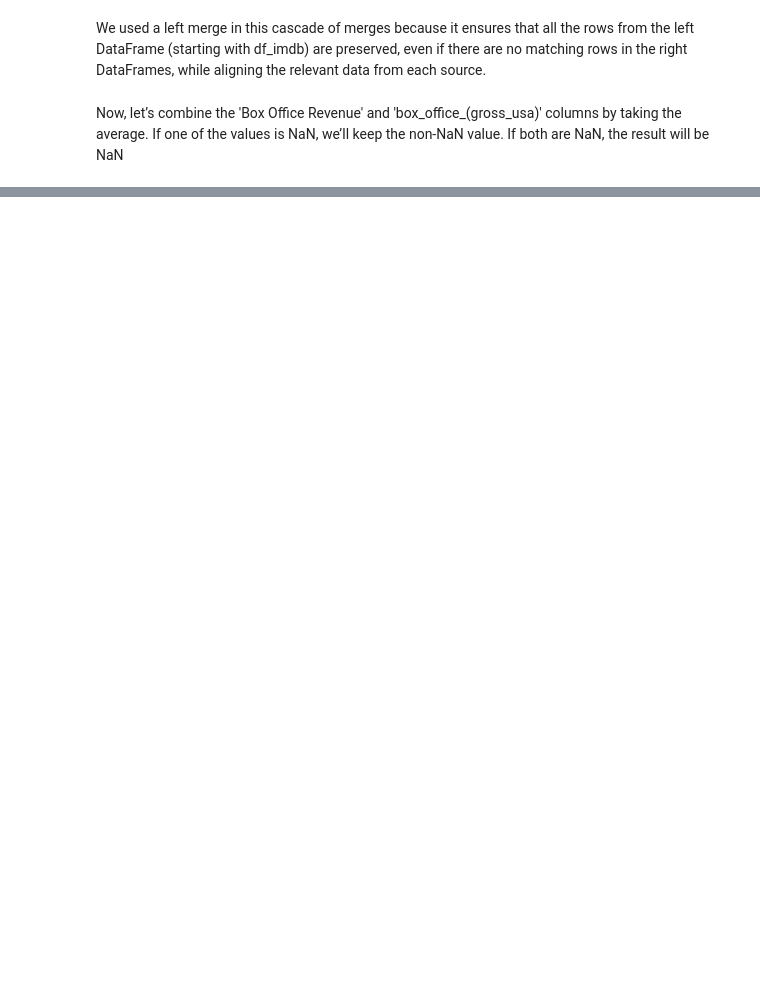
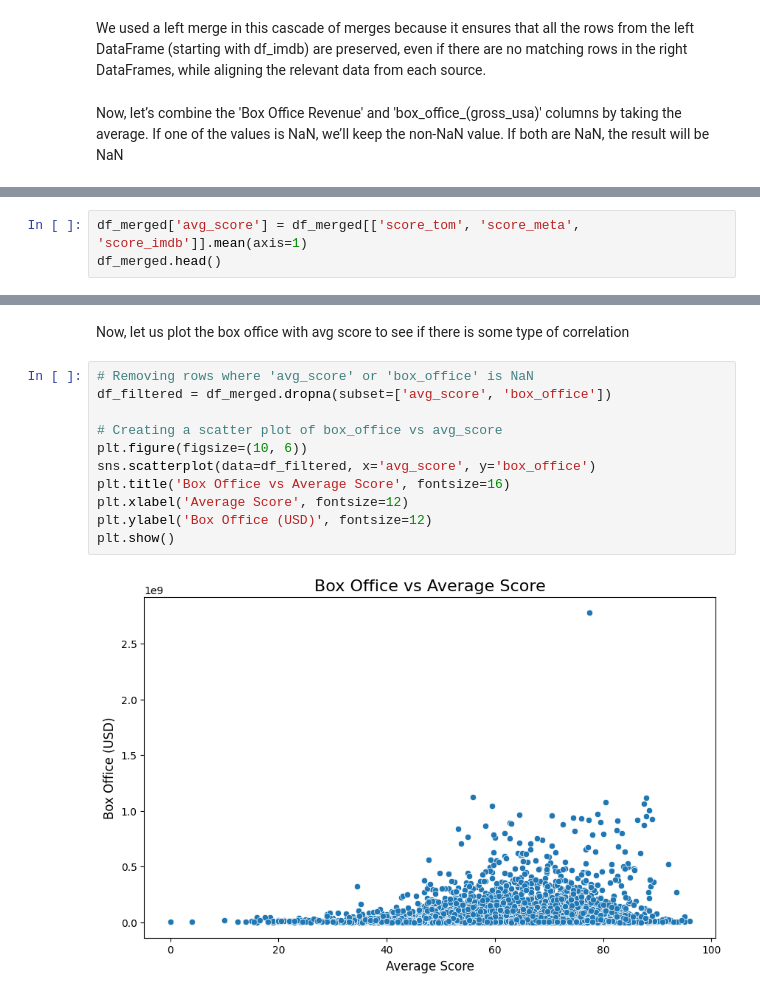
Before and after one commit to epfl-ada/ada-2024-project-bluesweater, a Jupyter notebook: src/sections/budget.ipynb, the cells around one changed output, grey strips where cells are left out. Drawn from its saved outputs; the diff is of its cells as text; blank space fills up the shorter version.

```diff
--- a/src/sections/budget.ipynb
+++ b/src/sections/budget.ipynb
@@ -243,0 +246,3 @@ df_merged.head()
+# %%
+df_merged['avg_score'] = df_merged[['score_tom', 'score_meta', 'score_imdb']].mean(axis=1)
+df_merged.head()
@@ -243,0 +256,15 @@ df_merged.head()
+# %% [markdown]
+Now, let us plot the box office with avg score to see if there is some type of correlation
+# %%
+# Removing rows where 'avg_score' or 'box_office' is NaN
+df_filtered = df_merged.dropna(subset=['avg_score', 'box_office'])
+
+# Creating a scatter plot of box_office vs avg_score
+plt.figure(figsize=(10, 6))
+sns.scatterplot(data=df_filtered, x='avg_score', y='box_office')
+plt.title('Box Office vs Average Score', fontsize=16)
+plt.xlabel('Average Score', fontsize=12)
+plt.ylabel('Box Office (USD)', fontsize=12)
+plt.show()
+# %% [output]
+[figure, added]
```
Also changed, not shown: parts of 5 cells of this notebook.
